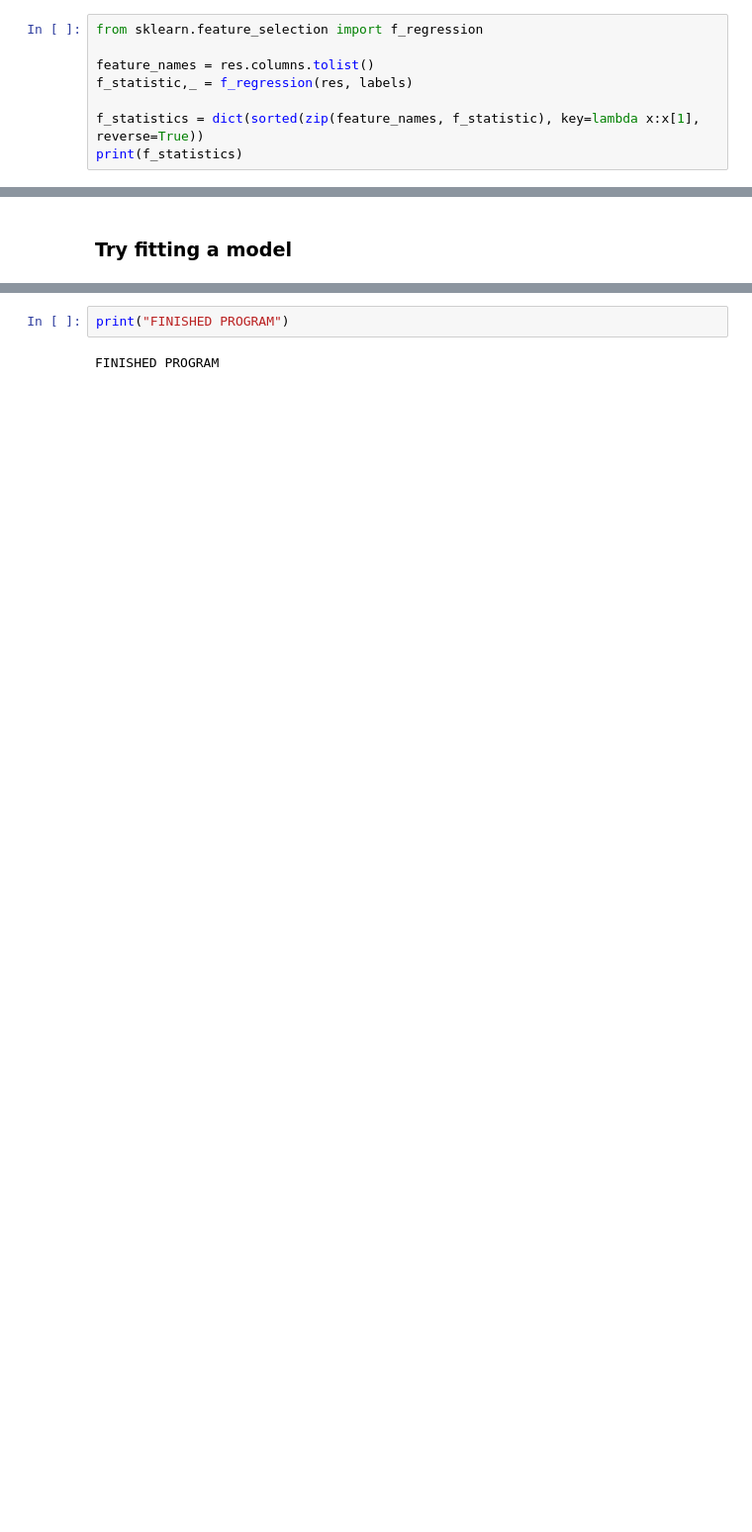
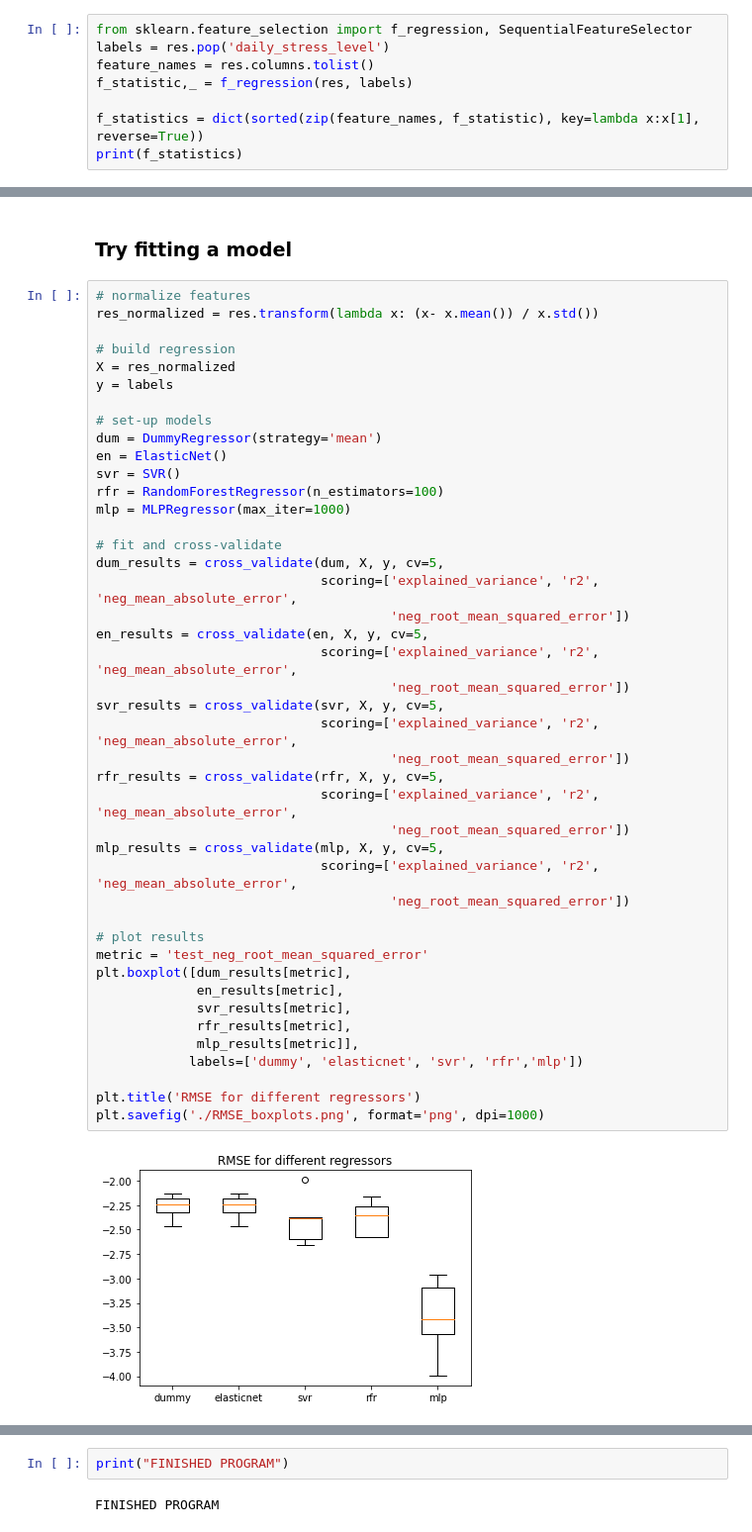
Before and after one commit to WouterDurnez/mobiledna_py, a Jupyter notebook: mobiledna/draft_simon/feat_calculation.ipynb, the cells around one changed output, grey strips where cells are left out. Shown at 99% size. Cells and saved outputs as stored; diff of their text form; blank space fills up the shorter version.

Commit message:
first try fitting regression models

```diff
--- a/mobiledna/draft_simon/feat_calculation.ipynb
+++ b/mobiledna/draft_simon/feat_calculation.ipynb
@@ -905,8 +940,8 @@ sns.scatterplot(x='daily_durations',y='daily_stress_level', data=res)
 Univariate linear regression tests returning F-statistic.
 Explanation [here](https://scikit-learn.org/stable/modules/generated/sklearn.feature_selection.f_regression.html)
 # %%
-from sklearn.feature_selection import f_regression
-
+from sklearn.feature_selection import f_regression, SequentialFeatureSelector
+labels = res.pop('daily_stress_level')
 feature_names = res.columns.tolist()
 f_statistic,_ = f_regression(res, labels)
 
@@ -917,3 +952,48 @@ print(f_statistics)
 # %% [markdown]
 ### Try fitting a model
+# %%
+# normalize features
+res_normalized = res.transform(lambda x: (x- x.mean()) / x.std())
+
+# build regression
+X = res_normalized
+y = labels
+
+# set-up models
+dum = DummyRegressor(strategy='mean')
+en = ElasticNet()
+svr = SVR()
+rfr = RandomForestRegressor(n_estimators=100)
+mlp = MLPRegressor(max_iter=1000)
+
+# fit and cross-validate
+dum_results = cross_validate(dum, X, y, cv=5,
+                             scoring=['explained_variance', 'r2', 'neg_mean_absolute_error',
+                                      'neg_root_mean_squared_error'])
+en_results = cross_validate(en, X, y, cv=5,
+                             scoring=['explained_variance', 'r2', 'neg_mean_absolute_error',
+                                      'neg_root_mean_squared_error'])
+svr_results = cross_validate(svr, X, y, cv=5,
+                             scoring=['explained_variance', 'r2', 'neg_mean_absolute_error',
+                                      'neg_root_mean_squared_error'])
+rfr_results = cross_validate(rfr, X, y, cv=5,
+                             scoring=['explained_variance', 'r2', 'neg_mean_absolute_error',
+                                      'neg_root_mean_squared_error'])
+mlp_results = cross_validate(mlp, X, y, cv=5,
+                             scoring=['explained_variance', 'r2', 'neg_mean_absolute_error',
+                                      'neg_root_mean_squared_error'])
+
+# plot results
+metric = 'test_neg_root_mean_squared_error'
+plt.boxplot([dum_results[metric],
+             en_results[metric],
+             svr_results[metric],
+             rfr_results[metric],
+             mlp_results[metric]],
+            labels=['dummy', 'elasticnet', 'svr', 'rfr','mlp'])
+
+plt.title('RMSE for different regressors')
+plt.savefig('./RMSE_boxplots.png', format='png', dpi=1000)
+# %% [output]
+[figure, added]
 # %%
```
Also changed, not shown: parts of 14 cells of this notebook, 2 other files.
